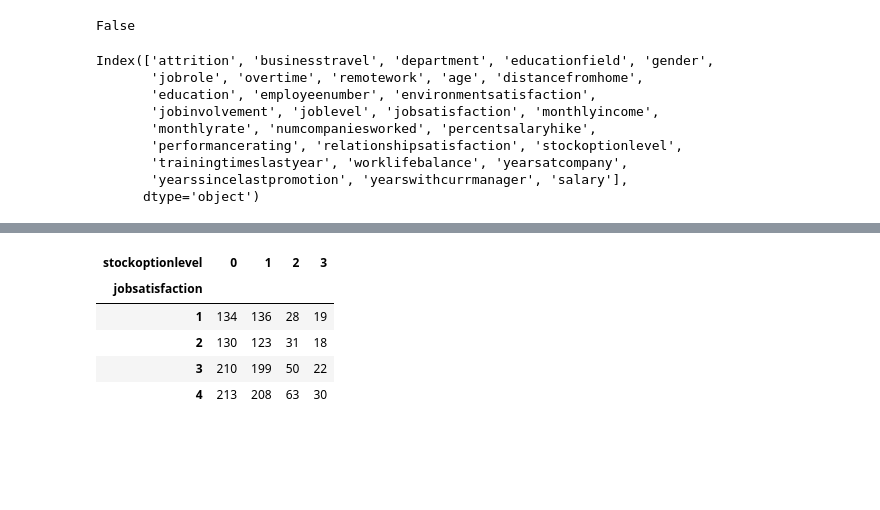
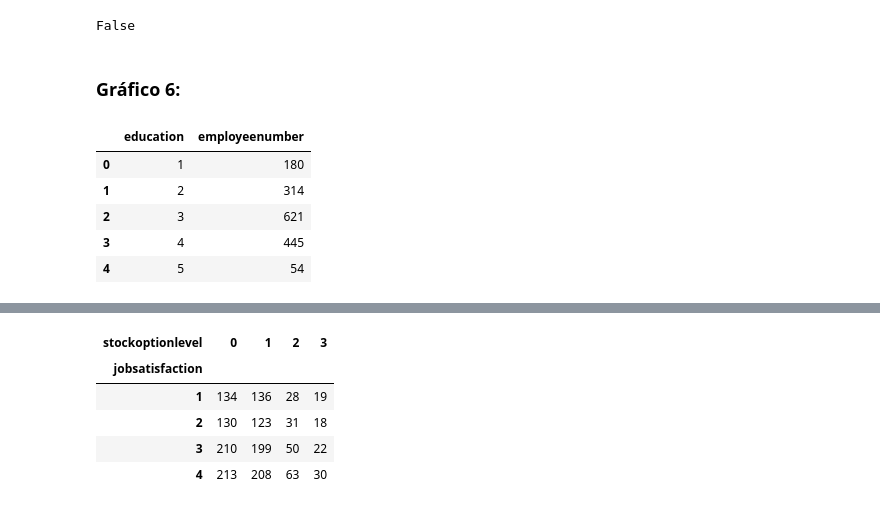
Before and after one commit to ArianaPapantonio/Final_project_module_3, a Jupyter notebook: Fase_4_AB_testing/AB_testing.ipynb, the cells around one changed output, grey strips where cells are left out. Drawn from its saved outputs; the diff is of its cells as text; code cells hidden in the pictures; blank space fills up the shorter version.

```diff
--- a/Fase_4_AB_testing/AB_testing.ipynb
+++ b/Fase_4_AB_testing/AB_testing.ipynb
@@ -474,15 +472,5 @@ p_value_yac < 0.05
 False
 # %%
 ## Conclusión: No se puede afirmar que exista una diferencia estadísticamente significativa.
-# %%
-df.columns
-# %% [output]
-Index(['attrition', 'businesstravel', 'department', 'educationfield', 'gender',
-       'jobrole', 'overtime', 'remotework', 'age', 'distancefromhome',
-       'education', 'employeenumber', 'environmentsatisfaction',
-       'jobinvolvement', 'joblevel', 'jobsatisfaction', 'monthlyincome',
-       'monthlyrate', 'numcompaniesworked', 'percentsalaryhike',
-       'performancerating', 'relationshipsatisfaction', 'stockoptionlevel',
-       'trainingtimeslastyear', 'worklifebalance', 'yearsatcompany',
-       'yearssincelastpromotion', 'yearswithcurrmanager', 'salary'],
-      dtype='object')
+# %% [markdown]
+### Gráfico 6:
@@ -488,0 +481,9 @@ Index(['attrition', 'businesstravel', 'department', 'educationfield', 'gender',
+# %%
+df_education
+# %% [output]
+|  | education | employeenumber |
+| 0 | 1 | 180 |
+| 1 | 2 | 314 |
+| 2 | 3 | 621 |
+| 3 | 4 | 445 |
+| 4 | 5 | 54 |
```
Also changed, not shown: parts of 5 cells of this notebook.
